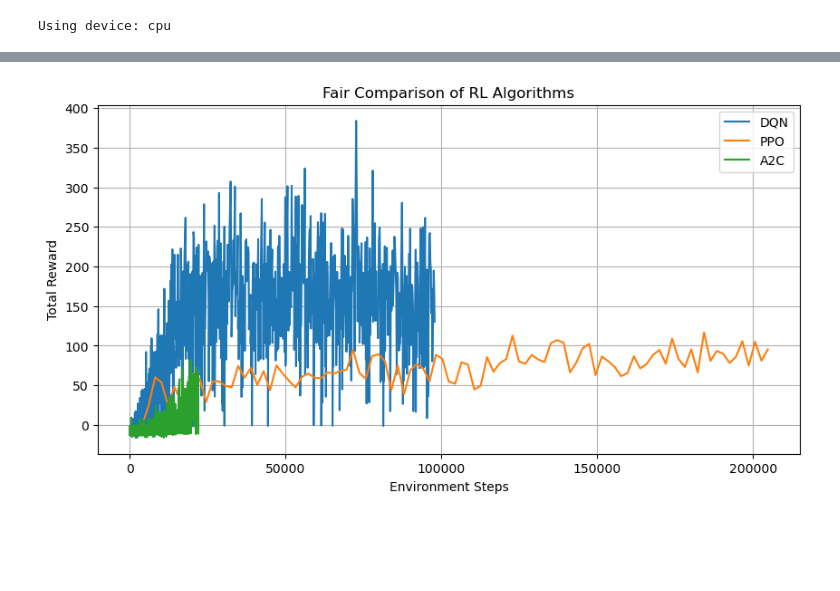
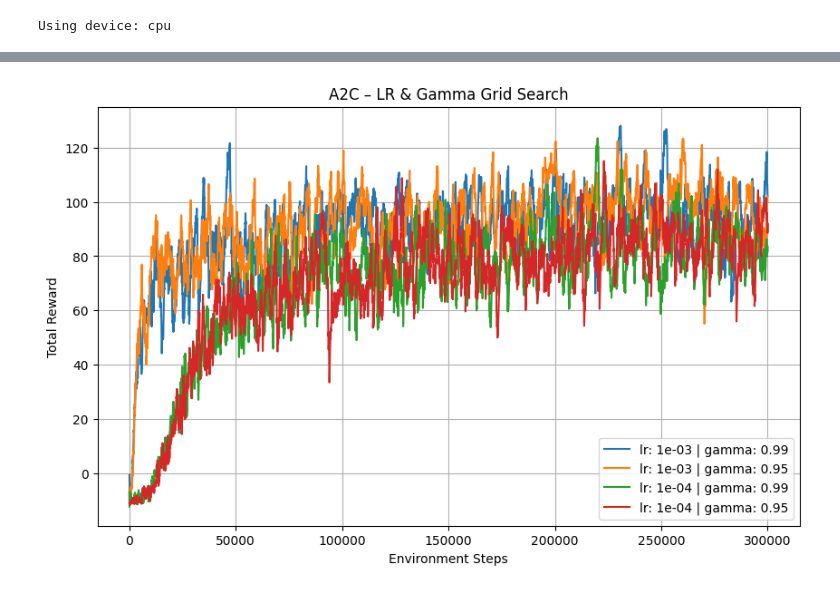
Before and after one commit to Kevin007p/snake-rl, a Jupyter notebook: copy.ipynb, the cells around one changed output, grey strips where cells are left out. Drawn from its saved outputs; the diff is of its cells as text; code cells hidden in the pictures; blank space fills up the shorter version.

```diff
--- a/copy.ipynb
+++ b/copy.ipynb
@@ -436,13 +473,12 @@ def train_a2c(env, model, optimizer, config):
     env_steps_list = []
     total_env_steps = 0
     gamma = config["gamma"]
-    num_episodes = config["num_episodes"]
 
-    for ep in range(1, num_episodes + 1):
+    while total_env_steps < config["total_env_steps"]:
         state = env.reset()
         total_reward = 0
+        ep_steps = 0
         done = False
-        ep_steps = 0
 
         while not done:
             state_tensor = torch.from_numpy(state).float().unsqueeze(0).to(device)
@@ -469,12 +505,15 @@ def train_a2c(env, model, optimizer, config):
             state = next_state
             total_reward += reward
             ep_steps += 1
+            total_env_steps += 1
 
-        total_env_steps += ep_steps
+            if total_env_steps >= config["total_env_steps"]:
+                break
+
         env_steps_list.append(total_env_steps)
         rewards.append(total_reward)
 
-        if ep % 10 == 0:
-            print(f"[A2C] Episode {ep} | Avg(10): {np.mean(rewards[-10:]):.2f}")
+        if len(rewards) % 10 == 0:
+            print(f"[A2C] Episode {len(rewards)} | Avg(10): {np.mean(rewards[-10:]):.2f}")
 
     return env_steps_list, rewards
@@ -511,0 +590,10 @@ dqn_steps, dqn_rewards = train_dqn(env_dqn, policy_net, target_net, memory, opti
+# %%
+plt.figure(figsize=(10, 6))
+for tag, (steps, rewards) in dqn_results.items():
+    plt.plot(steps, smooth(rewards), label=tag)
+plt.title("DQN – LR & Gamma Grid Search")
+plt.xlabel("Environment Steps")
+plt.ylabel("Total Reward")
+plt.legend()
+plt.grid(True)
+plt.show()
@@ -539,0 +645,10 @@ ppo_steps, ppo_rewards = train_ppo(env_ppo, ppo_model, optimizer_ppo, ppo_config
+# %%
+plt.figure(figsize=(10, 6))
+for tag, (steps, rewards) in ppo_results.items():
+    plt.plot(steps, smooth(rewards), label=tag)
+plt.title("PPO – LR & Gamma Grid Search")
+plt.xlabel("Environment Steps")
+plt.ylabel("Total Reward")
+plt.legend()
+plt.grid(True)
+plt.show()
@@ -568,13 +700,12 @@ a2c_steps, a2c_rewards = train_a2c(env_a2c, a2c_model, optimizer_a2c, config_a2c
 # %%
-plt.figure(figsize=(10, 5))
-plt.plot(dqn_steps, dqn_rewards, label="DQN")
-plt.plot(ppo_steps, ppo_rewards, label="PPO")
-plt.plot(a2c_steps, a2c_rewards, label="A2C")
+plt.figure(figsize=(10, 6))
+for tag, (steps, rewards) in a2c_results.items():
+    plt.plot(steps, smooth(rewards), label=tag)
+plt.title("A2C – LR & Gamma Grid Search")
 plt.xlabel("Environment Steps")
 plt.ylabel("Total Reward")
-plt.title("Fair Comparison of RL Algorithms")
+plt.legend()
 plt.grid(True)
-plt.legend()
 plt.show()
 # %% [output]
-[figure, old version]
+[figure, new version]
```
Also changed, not shown: parts of 15 cells of this notebook, 13 other files.
